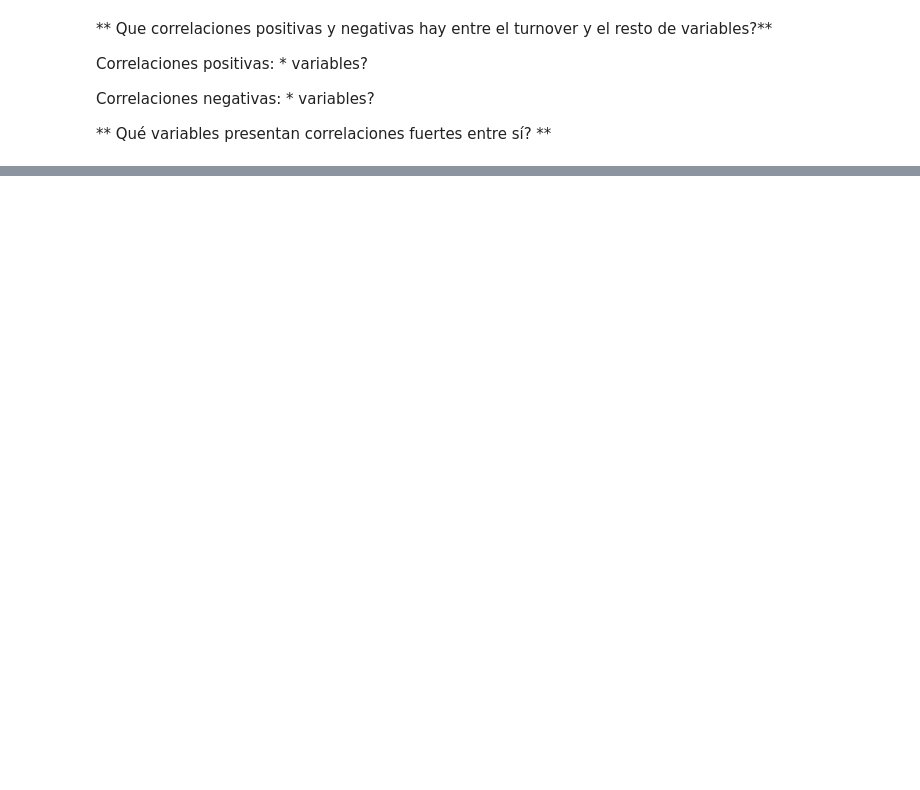
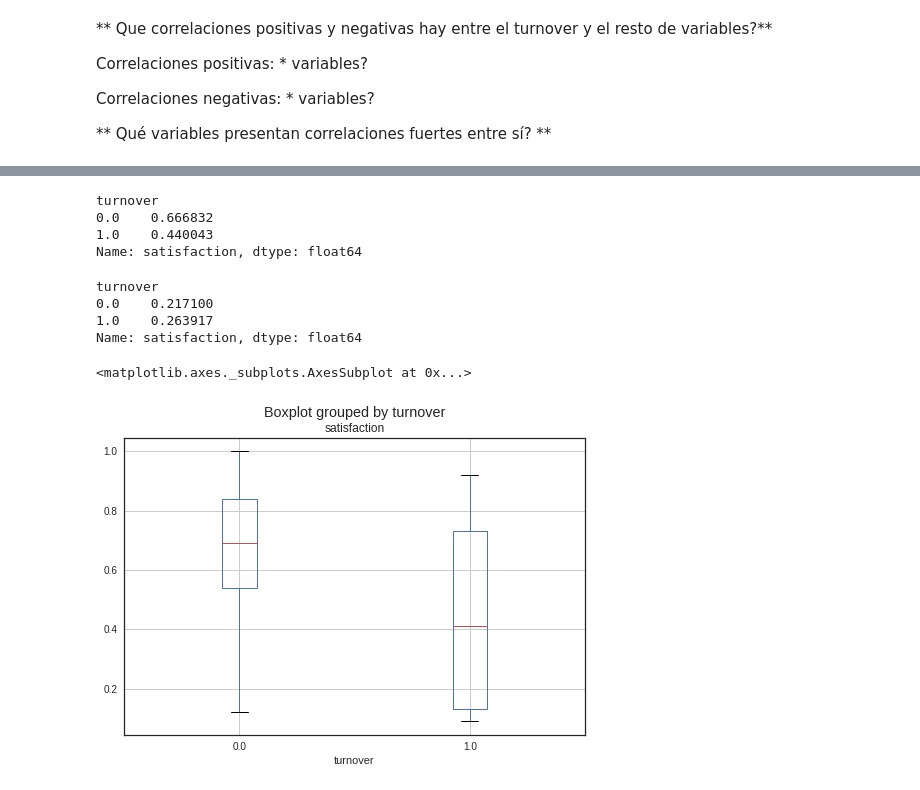
Before and after one commit to vianmarin/MADM-2017, a Jupyter notebook: 1-Introducción/miniprojects/EDA-RecursosHumanos.ipynb, the cells around one changed output, grey strips where cells are left out. Saved outputs shown, nothing was run; the diff lists cells and outputs as text; code cells hidden in the pictures; blank space fills up the shorter version.

```diff
--- a/1-Introducción/miniprojects/EDA-RecursosHumanos.ipynb
+++ b/1-Introducción/miniprojects/EDA-RecursosHumanos.ipynb
@@ -428,0 +443,25 @@ Correlaciones negativas:
+# %%
+# Calcula la media y la desviación estandar de la satisfacción
+# de los empleados que abandonan o se quedan en la empresa
+
+df.groupby('turnover')['satisfaction'].mean()
+# %% [output]
+turnover
+0.0    0.666832
+1.0    0.440043
+Name: satisfaction, dtype: float64
+# %%
+# calcula la desviación estandar
+
+df.groupby('turnover')['satisfaction'].std()
+# %% [output]
+turnover
+0.0    0.217100
+1.0    0.263917
+Name: satisfaction, dtype: float64
+# %%
+# Plotea dos histogramas o boxplots para ver como es la dispersion en cada cao
+df.boxplot(column='satisfaction', by='turnover')
+# %% [output]
+<matplotlib.axes._subplots.AxesSubplot at 0x...>
+[figure, added]
```
Also changed, not shown: parts of 23 cells of this notebook.
